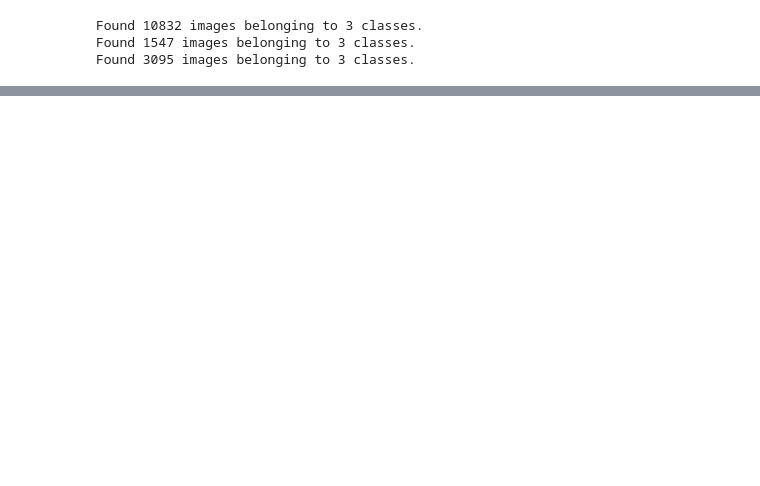
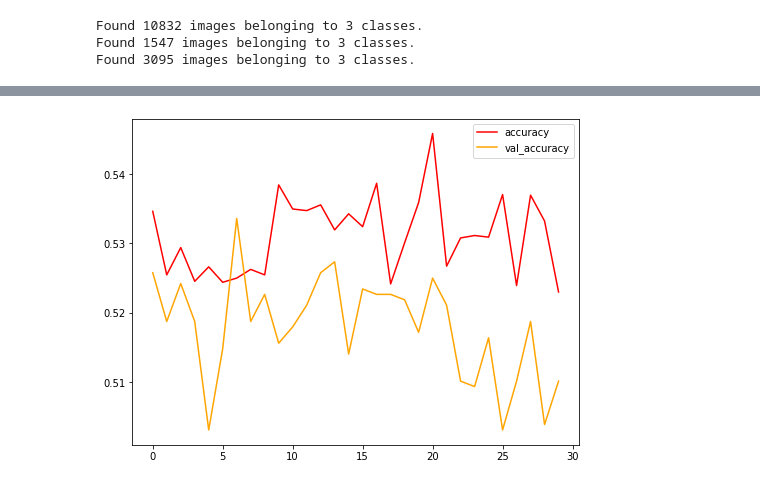
Before and after one commit to wcjohnchen/capstoneProject2, a Jupyter notebook: src/cnn.ipynb, the cells around one changed output, grey strips where cells are left out. Cells and saved outputs as stored; diff of their text form; code cells hidden in the pictures; blank space fills up the shorter version.

```diff
--- a/src/cnn.ipynb
+++ b/src/cnn.ipynb
@@ -92,9 +92,9 @@ dropout = 0.5
 activation='relu'
 kernel_initializer = 'he_normal'
 n_classes = 3
-n_epoch = 20
+n_epoch = 30
 
-learning_rate = [0.01]
+learning_rate = [0.001]
 
 ##### build model
 model = build_model(input_shape, kernel_size, pool_size, dropout, activation, n_classes, kernel_initializer)
@@ -112,8 +112,8 @@ for rate in learning_rate:
     history = model.fit_generator(train_gen,
                         epochs=n_epoch,
                         validation_data=val_gen,
-                        steps_per_epoch=20, ## steps_per_epoch = TotalTrainingSamples / TrainingBatchSize
-                        validation_steps=10) ## validation_steps = TotalvalidationSamples / ValidationBatchSize
+                        steps_per_epoch=135, ## steps_per_epoch = TotalTrainingSamples / TrainingBatchSize
+                        validation_steps=40) ## validation_steps = TotalvalidationSamples / ValidationBatchSize
 
     score_train = model.evaluate_generator(train_gen, steps=1)
     score_test = model.evaluate_generator(test_gen, steps=1)
@@ -156,0 +155,8 @@ test model score: [1.0814160108566284, 0.46875]
+# %%
+fig, ax = plt.subplots(figsize=(8,6))
+ax.plot(history.history['accuracy'], color='red')
+ax.plot(history.history['val_accuracy'], color='orange')
+plt.legend(['accuracy', 'val_accuracy'])
+plt.show()
+# %% [output]
+[figure, added]
```
Also changed, not shown: parts of 4 cells of this notebook.
